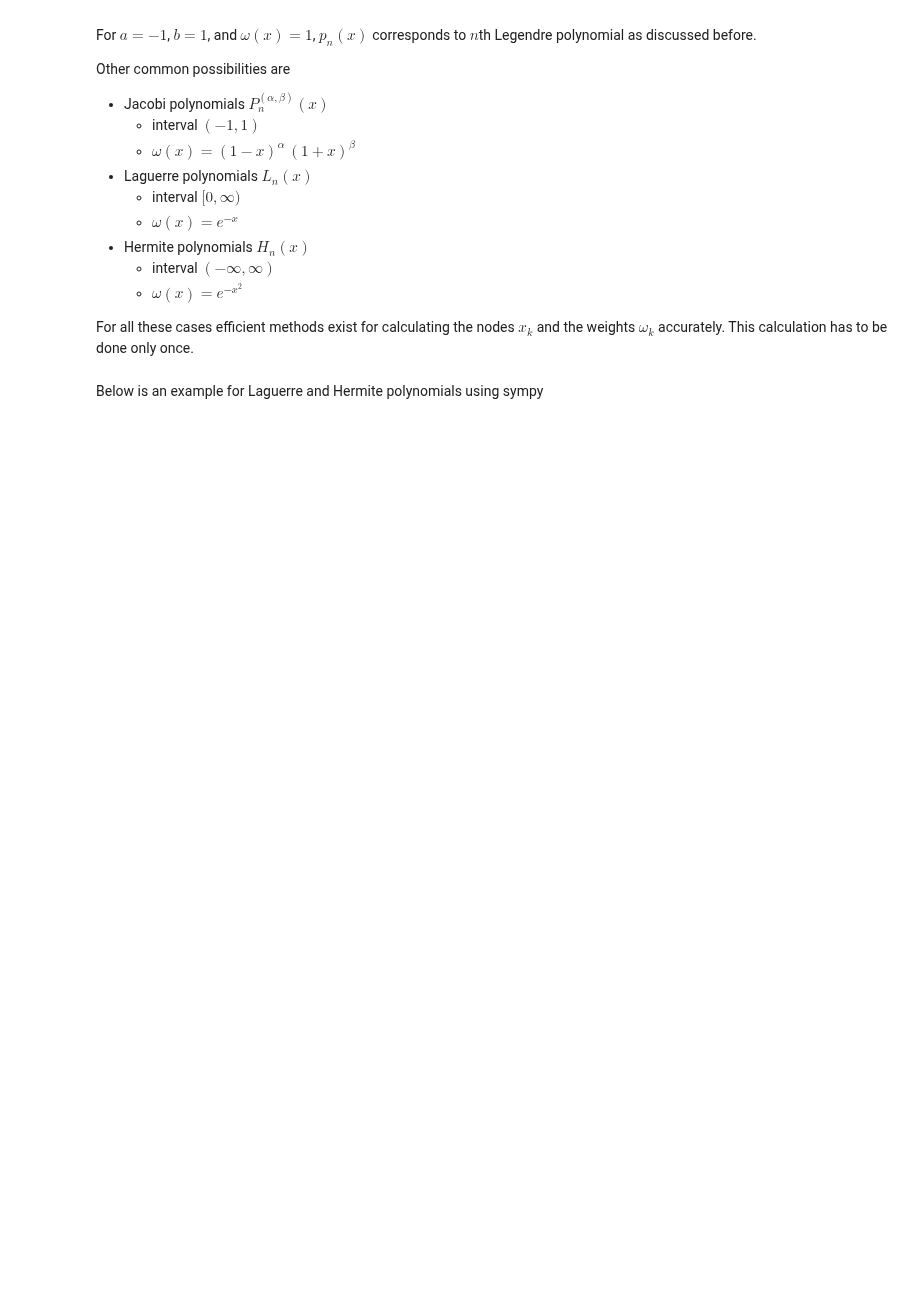
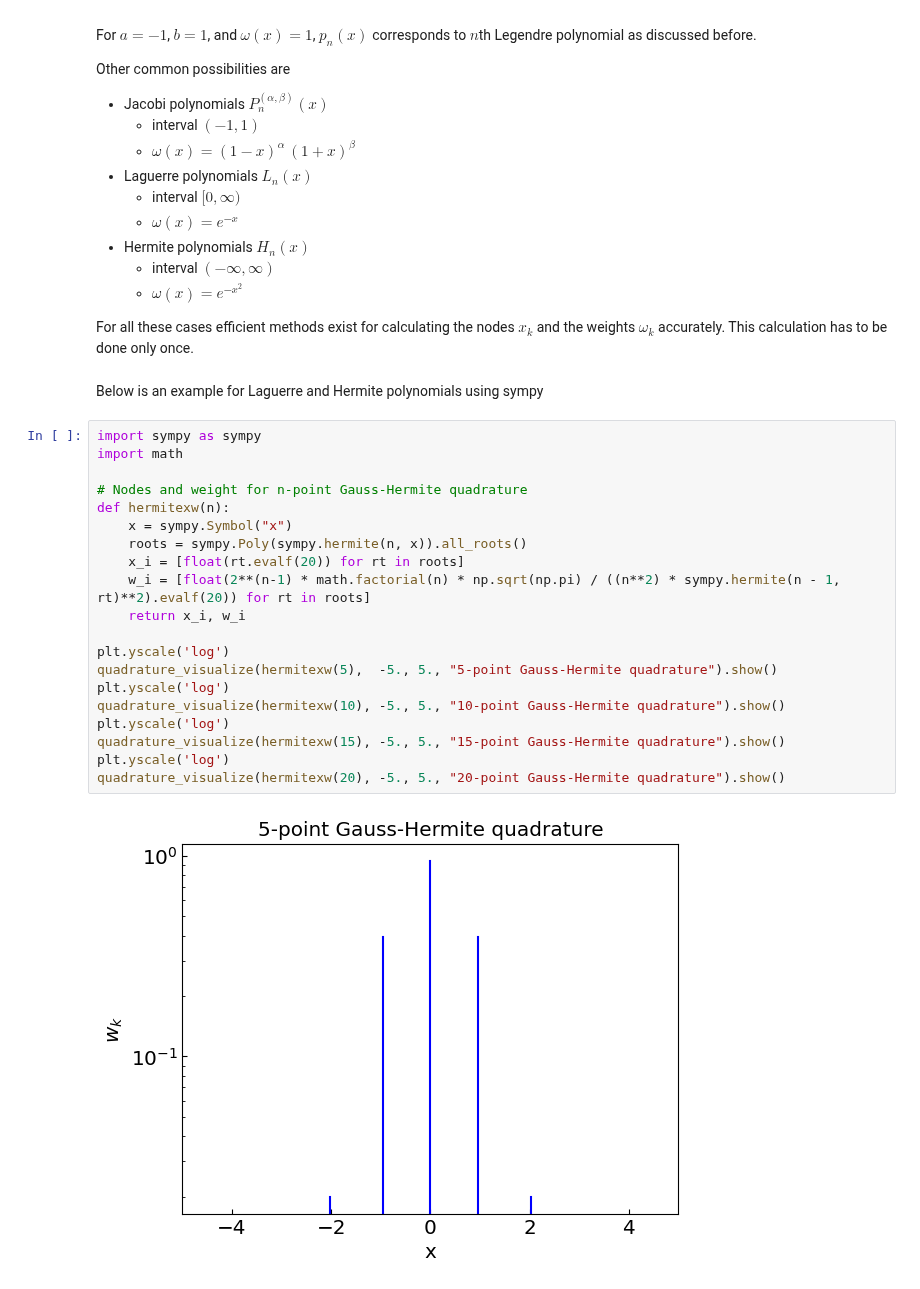
Before and after one commit to vlvovch/PHYS6350-ComputationalPhysics, a Jupyter notebook: code/6_NumericalIntegration/6b_QuadraturesHighOrder.ipynb, the cells around one changed output. Saved outputs shown, nothing was run; the diff lists cells and outputs as text; blank space fills up the shorter version.

```diff
--- a/code/6_NumericalIntegration/6b_QuadraturesHighOrder.ipynb
+++ b/code/6_NumericalIntegration/6b_QuadraturesHighOrder.ipynb
@@ -628,3 +627,25 @@ Other common possibilities are
 For all these cases efficient methods exist for calculating the nodes $x_k$ and the weights $\omega_k$ accurately. This calculation has to be done only once.
 # %% [markdown]
 Below is an example for Laguerre and Hermite polynomials using sympy
+# %%
+import sympy as sympy
+import math
+
+# Nodes and weight for n-point Gauss-Hermite quadrature
+def hermitexw(n):
+    x = sympy.Symbol("x")
+    roots = sympy.Poly(sympy.hermite(n, x)).all_roots()
+    x_i = [float(rt.evalf(20)) for rt in roots]
+    w_i = [float(2**(n-1) * math.factorial(n) * np.sqrt(np.pi) / ((n**2) * sympy.hermite(n - 1, rt)**2).evalf(20)) for rt in roots]
+    return x_i, w_i
+
+plt.yscale('log')
+quadrature_visualize(hermitexw(5),  -5., 5., "5-point Gauss-Hermite quadrature").show()
+plt.yscale('log')
+quadrature_visualize(hermitexw(10), -5., 5., "10-point Gauss-Hermite quadrature").show()
+plt.yscale('log')
+quadrature_visualize(hermitexw(15), -5., 5., "15-point Gauss-Hermite quadrature").show()
+plt.yscale('log')
+quadrature_visualize(hermitexw(20), -5., 5., "20-point Gauss-Hermite quadrature").show()
+# %% [output]
+[figure, added]
```
Also changed, not shown: parts of 14 cells of this notebook, 14 other files.
